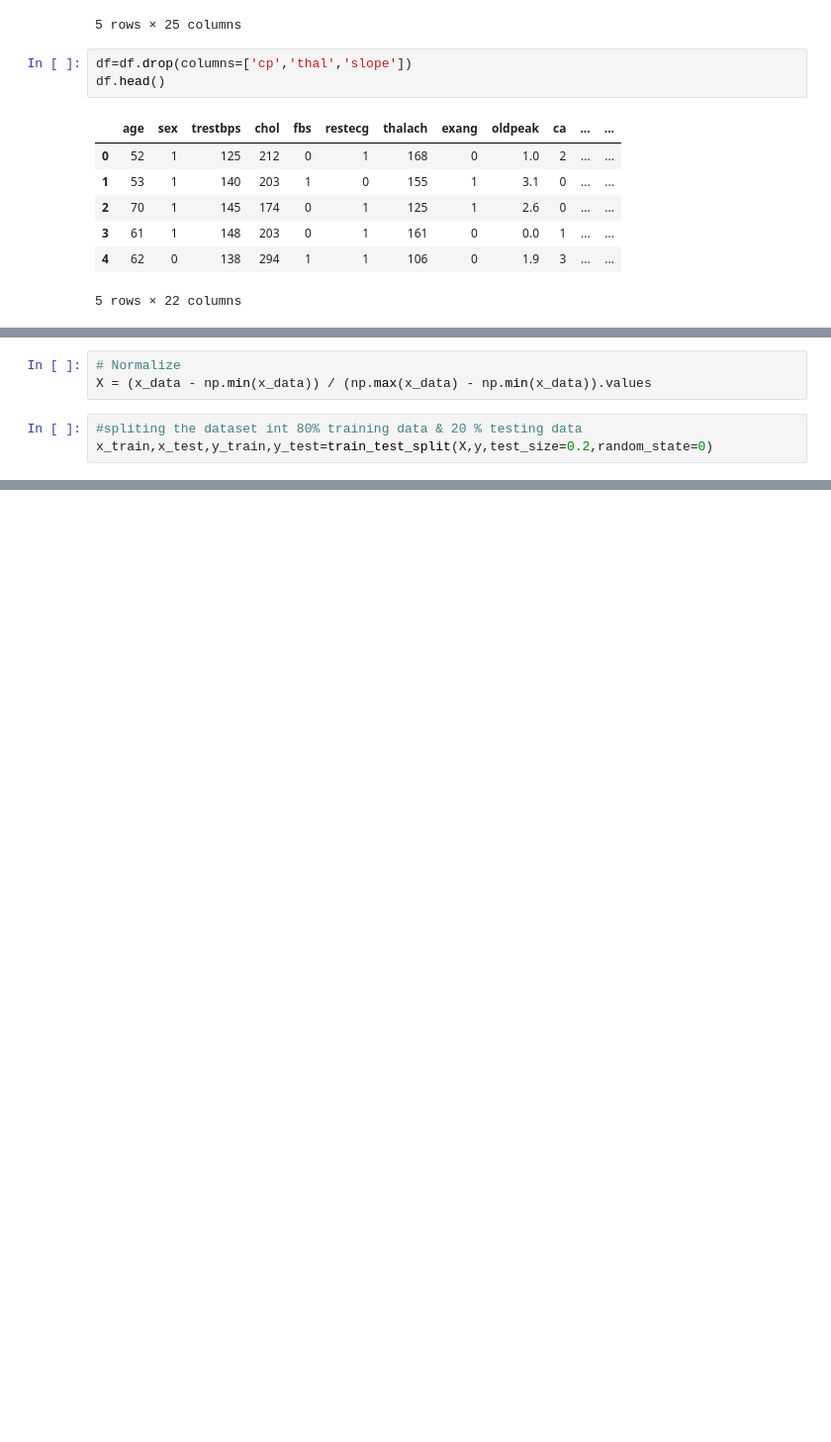
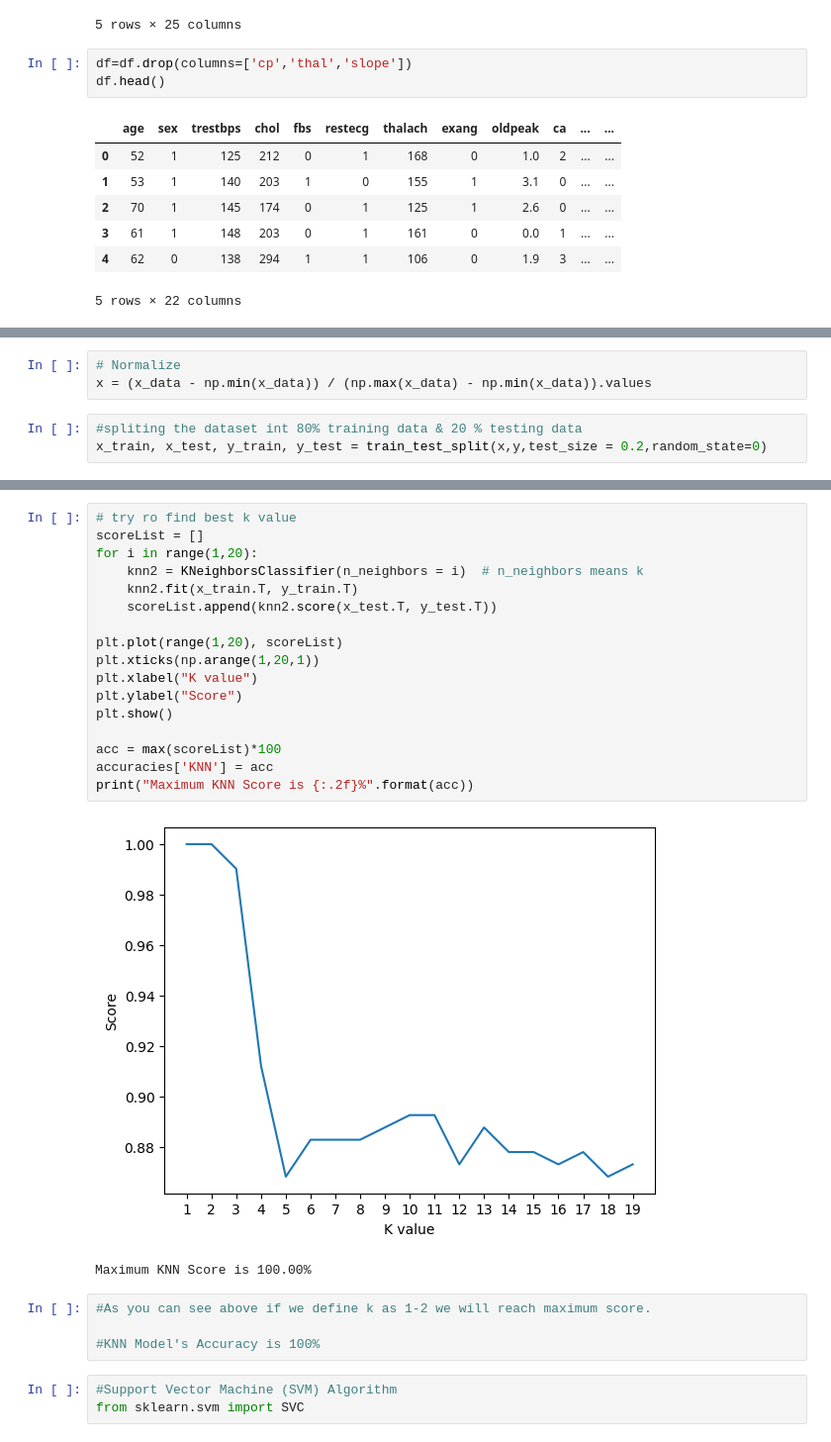
Before and after one commit to Prerana2712/DSBDA, a Jupyter notebook: Assignment_5_(01).ipynb, the cells around one changed output, grey strips where cells are left out. Shown: that part at 99% size. Saved outputs shown, nothing was run; the diff lists cells and outputs as text; blank space fills up the shorter version.

```diff
--- a/Assignment_5_(01).ipynb
+++ b/Assignment_5_(01).ipynb
@@ -223,8 +266,8 @@ x_data=df.drop(['target'],axis=1)
 # %%
 # Normalize
-X = (x_data - np.min(x_data)) / (np.max(x_data) - np.min(x_data)).values
+x = (x_data - np.min(x_data)) / (np.max(x_data) - np.min(x_data)).values
 # %%
 #spliting the dataset int 80% training data & 20 % testing data
-x_train,x_test,y_train,y_test=train_test_split(X,y,test_size=0.2,random_state=0)
+x_train, x_test, y_train, y_test = train_test_split(x,y,test_size = 0.2,random_state=0)
 # %%
 #transpose matrices
@@ -258,0 +389,27 @@ def forwardBackward(weight,bias,x_train,y_train):
+# %%
+# try ro find best k value
+scoreList = []
+for i in range(1,20):
+    knn2 = KNeighborsClassifier(n_neighbors = i)  # n_neighbors means k
+    knn2.fit(x_train.T, y_train.T)
+    scoreList.append(knn2.score(x_test.T, y_test.T))
+
+plt.plot(range(1,20), scoreList)
+plt.xticks(np.arange(1,20,1))
+plt.xlabel("K value")
+plt.ylabel("Score")
+plt.show()
+
+acc = max(scoreList)*100
+accuracies['KNN'] = acc
+print("Maximum KNN Score is {:.2f}%".format(acc))
+# %% [output]
+[figure, added]
+Maximum KNN Score is 100.00%
+# %%
+#As you can see above if we define k as 1-2 we will reach maximum score.
+
+#KNN Model's Accuracy is 100%
+# %%
+#Support Vector Machine (SVM) Algorithm
+from sklearn.svm import SVC
```
Also changed, not shown: parts of 39 cells of this notebook, 7 other files.
